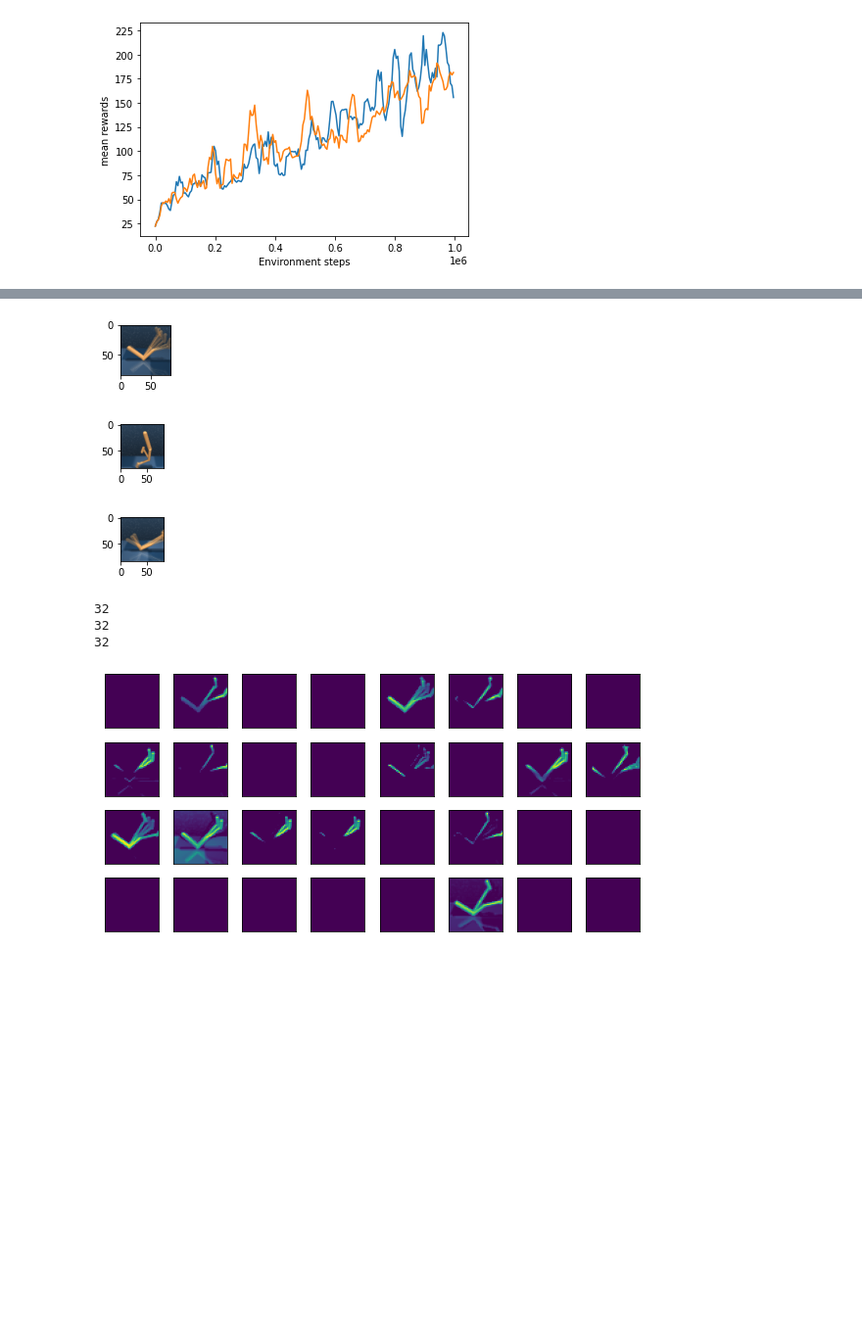
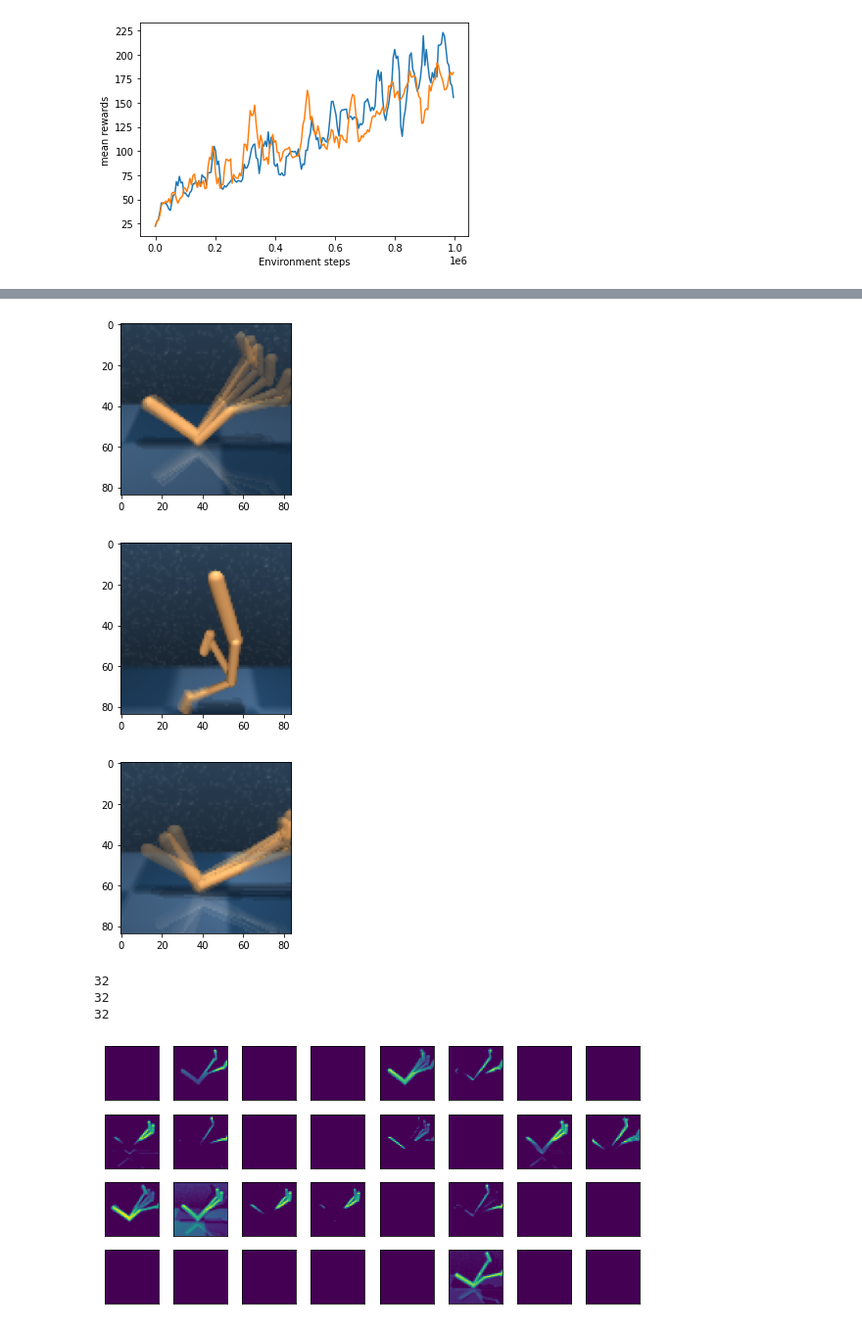
Before and after one commit to gijskoning/ReproducingCURL, a Jupyter notebook: plot.ipynb, the cells around one changed output, grey strips where cells are left out. Shown: that part at 98% size. Cells and saved outputs as stored; diff of their text form; code cells hidden in the pictures; blank space fills up the shorter version.

Commit message:
Update plot notebook

```diff
--- a/plot.ipynb
+++ b/plot.ipynb
@@ -445,7 +454,6 @@ for plot_i, i in enumerate(observation_indexes):
     obs = all_obs[i:i+1]
     img = obs.squeeze(0)[:3]+obs.squeeze(0)[3:6]+obs.squeeze(0)[6:9]
     first_frame = img.permute(1,2,0)/(255*3)
-    fig.add_subplot(1, len(observation_indexes), 1+plot_i)
     plt.imshow(first_frame)
     plt.tight_layout()
     plt.savefig(f"docs/images/walker_example_observation_{plot_i}")
@@ -464,36 +472,36 @@ for conv_index in [1]:
         # fig, axarr = plt.subplots(1, size,figsize=(15,15))
         subplot_i =0
         for idx in range(size):
             fig.add_subplot(h, w, 1+subplot_i)
             plt.imshow(torch.relu(act[idx]))
             plt.xticks([])
             plt.yticks([])
             plt.tight_layout()
             subplot_i += 1
         plt.tight_layout()
 
         plt.savefig(f"docs/images/walker_featuremaps_conv_{conv_index}_plot_{i}")
 # %% [output]
 action_repeat 2
 actor_beta 0.9
 actor_log_std_max 2
 actor_log_std_min -10
 actor_lr 0.001
 actor_update_freq 2
 agent sac_curl
 alpha_beta 0.5
 alpha_lr 0.0001
 batch_size 256
 critic_beta 0.9
 critic_lr 0.001
 ... (26 lines left out)
 save_video True
 seed 1
 task_name walk
 work_dir ./tmp/walker_05-31-2021-13-06-18
-[figure, old version]
+[figure, new version]
-[figure, old version]
+[figure, new version]
-[figure, old version]
+[figure, new version]
 32
 32
 32
```
Also changed, not shown: parts of 2 cells of this notebook.
